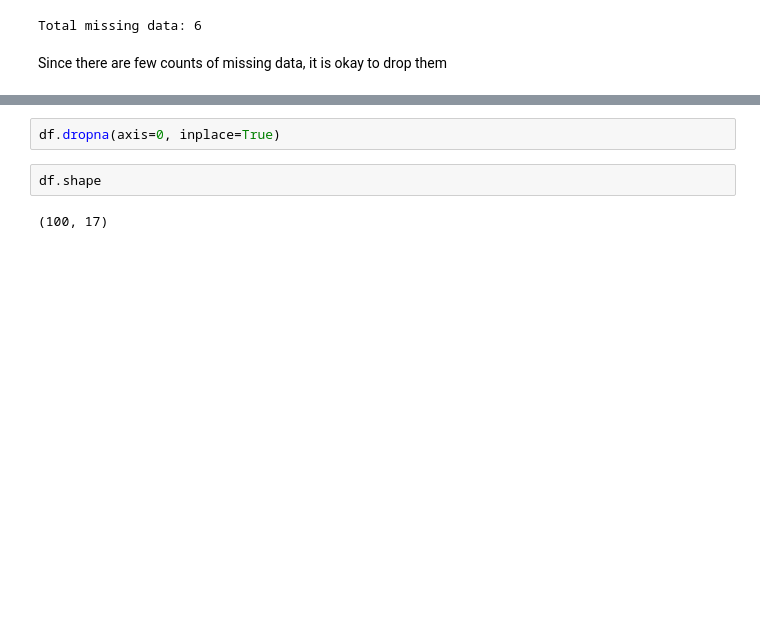
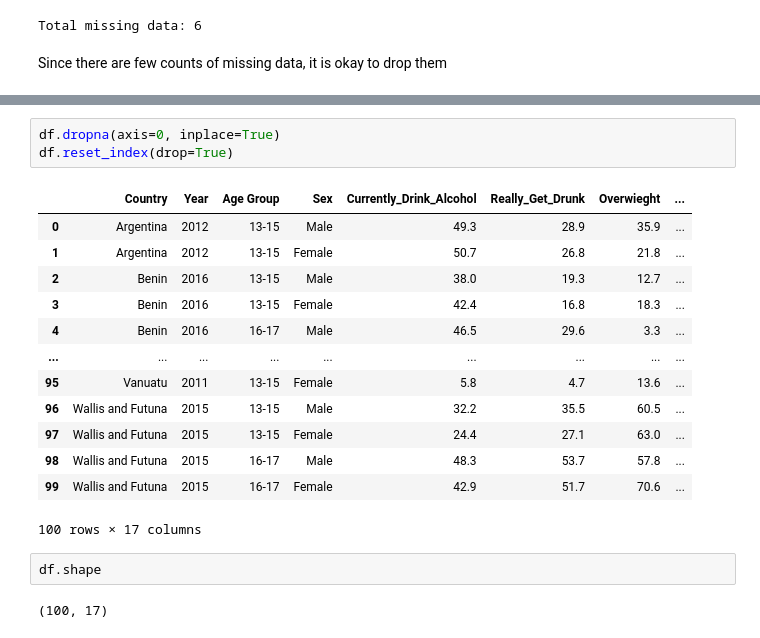
Before and after one commit to mart-anthony-stark/Machine-Learning-and-Deep-Learning, a Jupyter notebook: Suicidal Behaviours Among Adolescents/pooled_data_analysis.ipynb, the cells around one changed output, grey strips where cells are left out. Drawn from its saved outputs; the diff is of its cells as text; blank space fills up the shorter version.

```diff
--- a/Suicidal Behaviours Among Adolescents/pooled_data_analysis.ipynb
+++ b/Suicidal Behaviours Among Adolescents/pooled_data_analysis.ipynb
@@ -128,6 +109,21 @@ Attempted_suicide                   0
 dtype: int64
 # %%
 df.dropna(axis=0, inplace=True)
+df.reset_index(drop=True)
+# %% [output]
+|  | Country | Year | Age Group | Sex | Currently_Drink_Alcohol | Really_Get_Drunk | Overwieght | ... |
+| 0 | Argentina | 2012 | 13-15 | Male | 49.3 | 28.9 | 35.9 | ... |
+| 1 | Argentina | 2012 | 13-15 | Female | 50.7 | 26.8 | 21.8 | ... |
+| 2 | Benin | 2016 | 13-15 | Male | 38.0 | 19.3 | 12.7 | ... |
+| 3 | Benin | 2016 | 13-15 | Female | 42.4 | 16.8 | 18.3 | ... |
+| 4 | Benin | 2016 | 16-17 | Male | 46.5 | 29.6 | 3.3 | ... |
+| ... | ... | ... | ... | ... | ... | ... | ... | ... |
+| 95 | Vanuatu | 2011 | 13-15 | Female | 5.8 | 4.7 | 13.6 | ... |
+| 96 | Wallis and Futuna | 2015 | 13-15 | Male | 32.2 | 35.5 | 60.5 | ... |
+| 97 | Wallis and Futuna | 2015 | 13-15 | Female | 24.4 | 27.1 | 63.0 | ... |
+| 98 | Wallis and Futuna | 2015 | 16-17 | Male | 48.3 | 53.7 | 57.8 | ... |
+| 99 | Wallis and Futuna | 2015 | 16-17 | Female | 42.9 | 51.7 | 70.6 | ... |
+100 rows × 17 columns
 # %%
 df.shape
 # %% [output]
```
Also changed, not shown: parts of 18 cells of this notebook.
